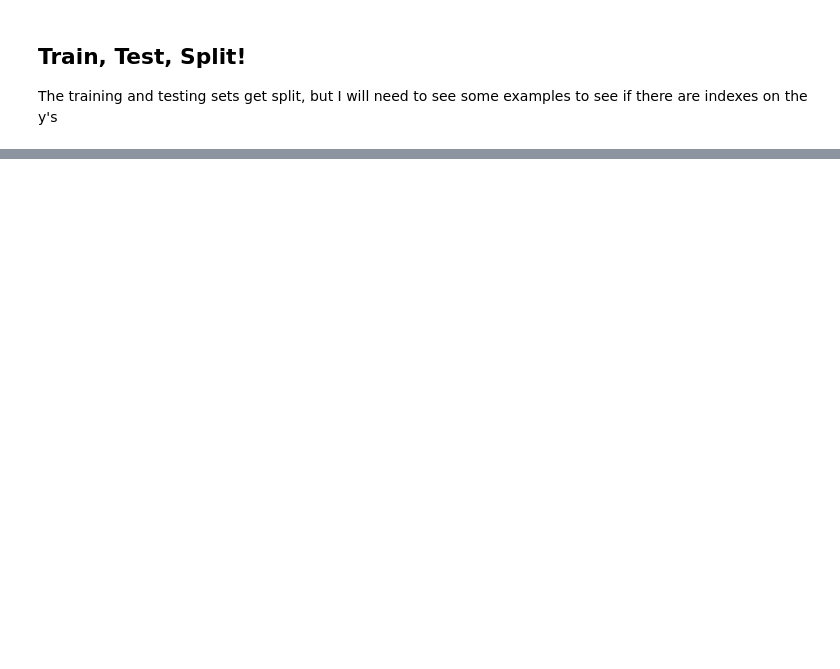
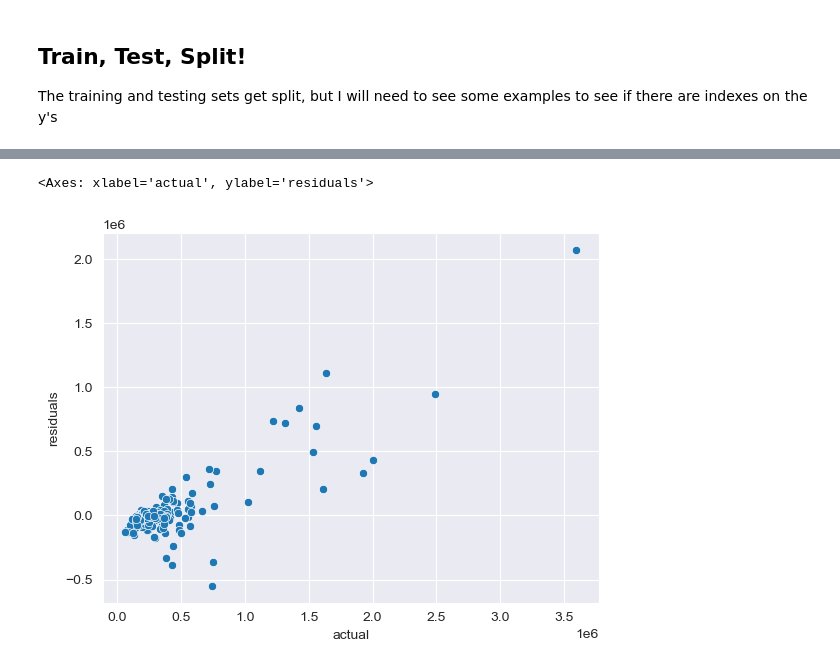
Before and after one commit to PorkChopExpress86/HouseProtestValues, a Jupyter notebook: HouseValues-continuous.ipynb, the cells around one changed output, grey strips where cells are left out. Drawn from its saved outputs; the diff is of its cells as text; code cells hidden in the pictures; blank space fills up the shorter version.

```diff
--- a/HouseValues-continuous.ipynb
+++ b/HouseValues-continuous.ipynb
@@ -148,0 +206,5 @@ etc2.best_score_
+# %%
+sns.scatterplot(data=act_pred_df, x='actual', y='residuals')
+# %% [output]
+<Axes: xlabel='actual', ylabel='residuals'>
+[figure, added]
```
Also changed, not shown: parts of 32 cells of this notebook.
